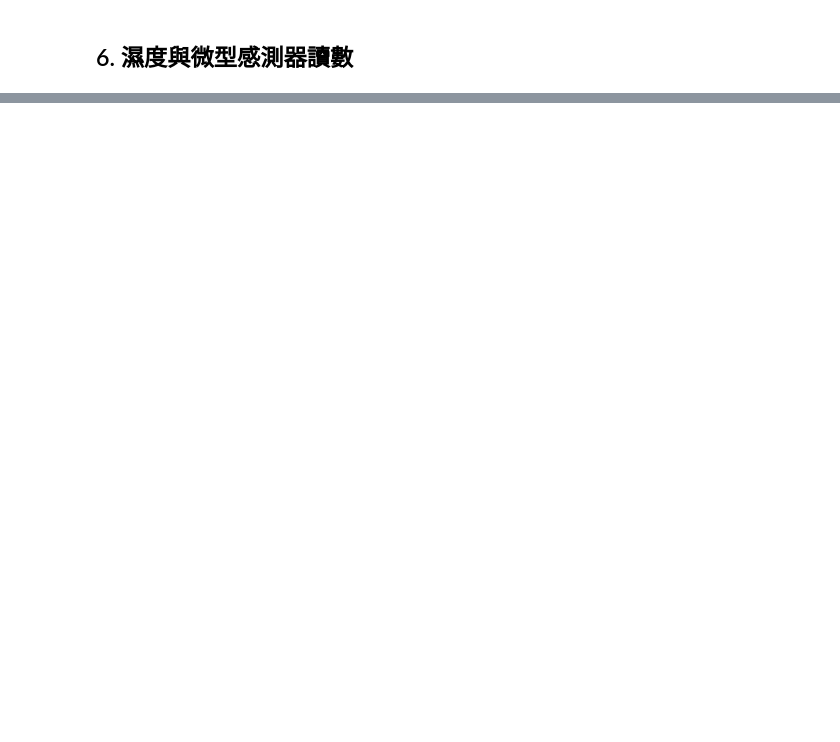
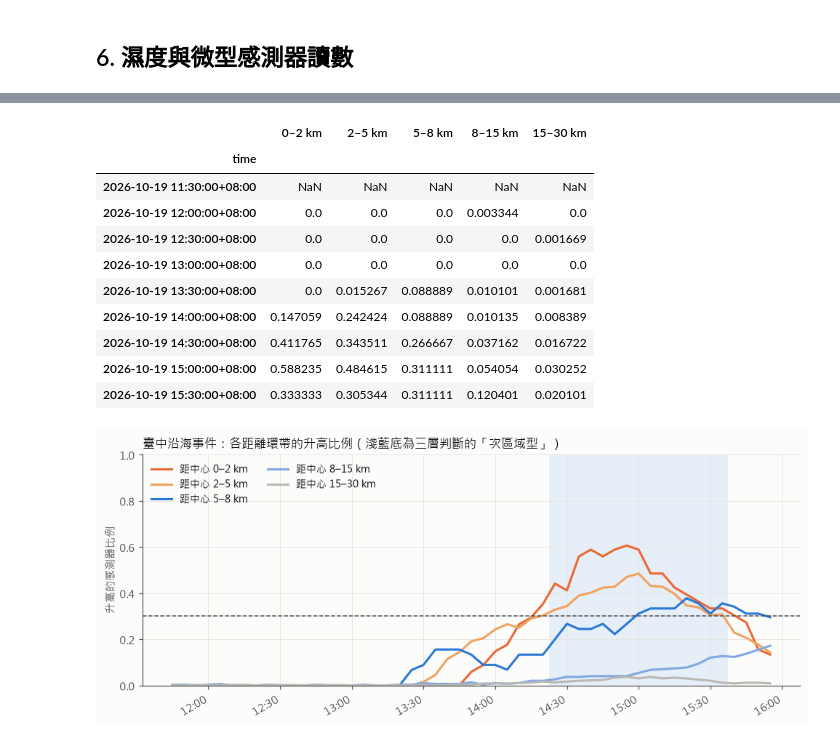
Before and after one commit to A0966411725-png/AirSleuth, a Jupyter notebook: notebooks/T-20_spatial_eda.ipynb, the cells around one changed output, grey strips where cells are left out. Drawn from its saved outputs; the diff is of its cells as text; code cells hidden in the pictures; blank space fills up the shorter version.

```diff
--- a/notebooks/T-20_spatial_eda.ipynb
+++ b/notebooks/T-20_spatial_eda.ipynb
@@ -227,0 +241,30 @@ rh
+# %%
+r = res["臺中市"]
+dist = pd.Series(sp.haversine_km(lat0, lon0, r["st"]["lat"].values, r["st"]["lon"].values), index=r["st"].index)
+rising = ((r["mx"] - r["base"]) / r["base"] > P.rise_ratio).where(r["mx"].notna() & r["base"].notna())
+prof = pd.DataFrame({f"{a}–{b} km": rising.loc[:, (dist > a) & (dist <= b)].mean(axis=1)
+                     for a, b in [(0, 2), (2, 5), (5, 8), (8, 15), (15, 30)]})
+fig, ax = plt.subplots(figsize=(9, 3.8))
+colors = ["#eb6834", "#f0a35e", "#2a78d6", "#7fa9e0", "#b9b8b4"]
+for (name, col), color in zip(prof.items(), colors):
+    ax.plot(prof.index, col, color=color, linewidth=2, label=f"距中心 {name}")
+for t in series.index[series["type3"] == sp.SUBREGIONAL]:
+    ax.axvspan(t - pd.Timedelta("2.5min"), t + pd.Timedelta("2.5min"), color=BLUE, alpha=0.10, linewidth=0)
+ax.axhline(P.coherence_low, color=INK2, linewidth=1, linestyle="--")
+ax.set_ylim(0, 1); ax.set_ylabel("升高的感測器比例"); ax.legend(frameon=False, loc="upper left", fontsize=9, ncol=2)
+ax.set_title("臺中沿海事件：各距離環帶的升高比例（淺藍底為三層判斷的「次區域型」）", loc="left", fontsize=11)
+[a.xaxis.set_major_formatter(HHMM) for a in fig.axes]; fig.autofmt_xdate(); fig.tight_layout(); fig.savefig(FIG / "t20_fig7_multiscale_profile.png", dpi=160)
+prof.iloc[::6].round(2)
+# %% [output]
+|  | 0–2 km | 2–5 km | 5–8 km | 8–15 km | 15–30 km |
+| time |  |  |  |  |  |
+| 2026-10-19 11:30:00+08:00 | NaN | NaN | NaN | NaN | NaN |
+| 2026-10-19 12:00:00+08:00 | 0.0 | 0.0 | 0.0 | 0.003344 | 0.0 |
+| 2026-10-19 12:30:00+08:00 | 0.0 | 0.0 | 0.0 | 0.0 | 0.001669 |
+| 2026-10-19 13:00:00+08:00 | 0.0 | 0.0 | 0.0 | 0.0 | 0.0 |
+| 2026-10-19 13:30:00+08:00 | 0.0 | 0.015267 | 0.088889 | 0.010101 | 0.001681 |
+| 2026-10-19 14:00:00+08:00 | 0.147059 | 0.242424 | 0.088889 | 0.010135 | 0.008389 |
+| 2026-10-19 14:30:00+08:00 | 0.411765 | 0.343511 | 0.266667 | 0.037162 | 0.016722 |
+| 2026-10-19 15:00:00+08:00 | 0.588235 | 0.484615 | 0.311111 | 0.054054 | 0.030252 |
+| 2026-10-19 15:30:00+08:00 | 0.333333 | 0.305344 | 0.311111 | 0.120401 | 0.020101 |
+[figure, added]
```
Also changed, not shown: parts of 15 cells of this notebook, 10 other files.
